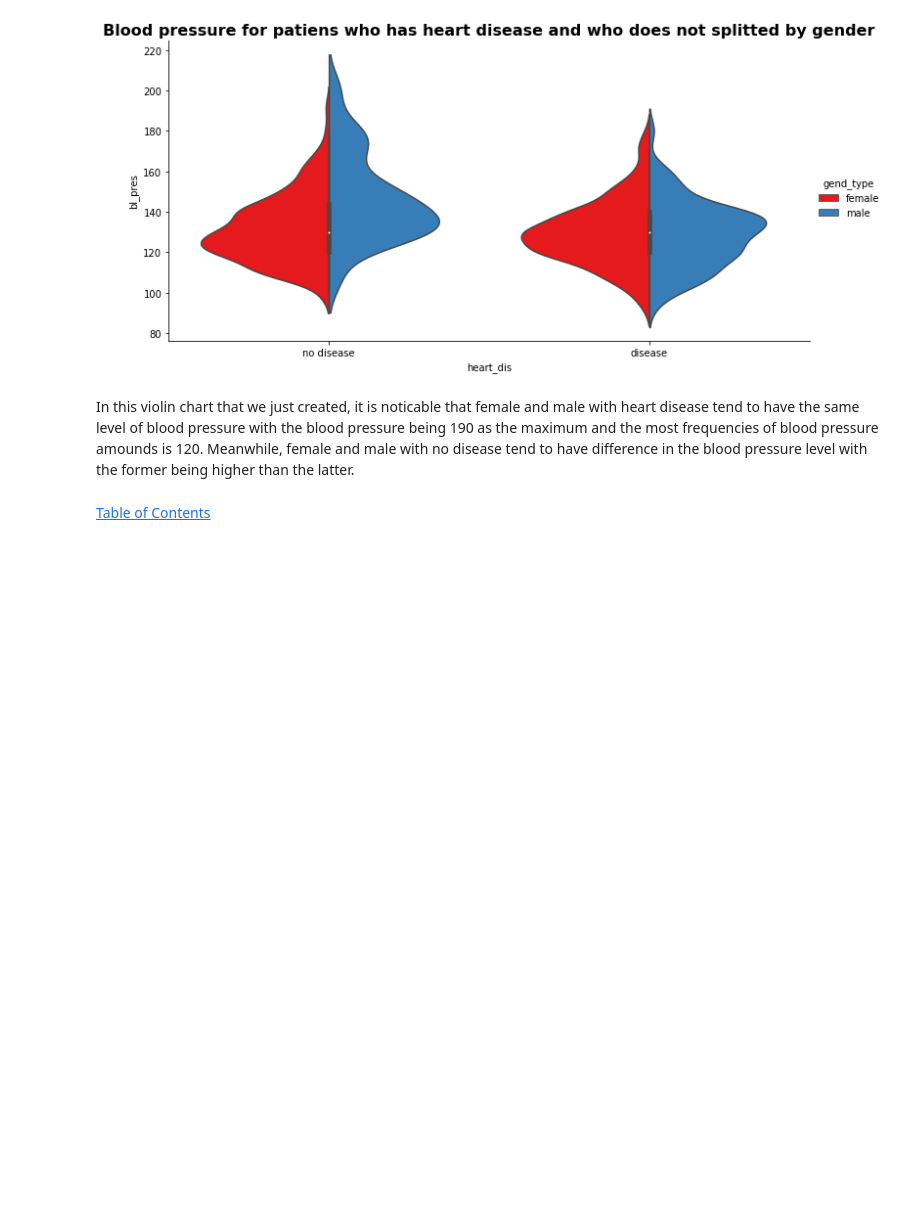
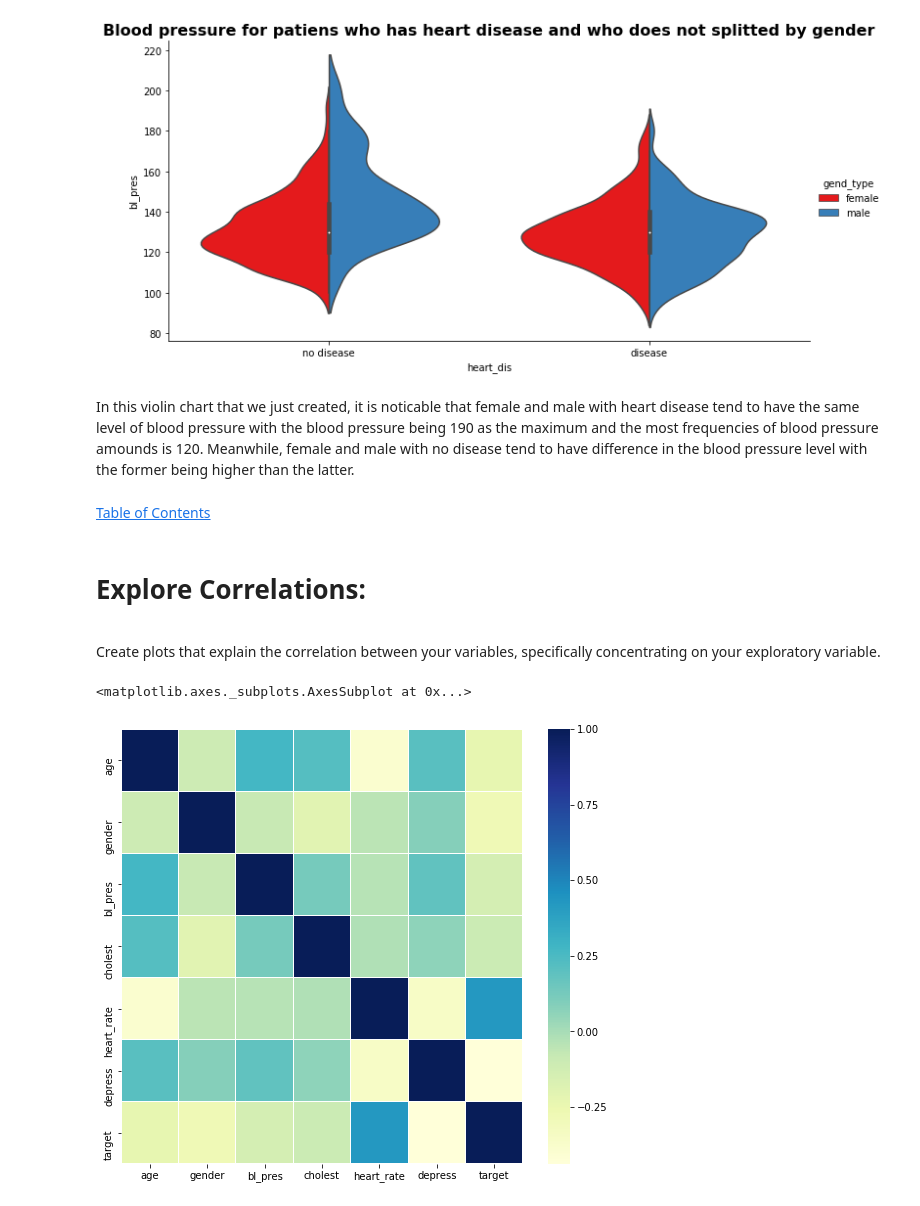
Before and after one commit to daryna05/HEALTHCARE_PR2, a Jupyter notebook: Project2_prep_final.ipynb, the cells around one changed output. Saved outputs shown, nothing was run; the diff lists cells and outputs as text; code cells hidden in the pictures; blank space fills up the shorter version.

```diff
--- a/Project2_prep_final.ipynb
+++ b/Project2_prep_final.ipynb
@@ -381,3 +375,12 @@ plt.show()
 In this violin chart that we just created, it is noticable that female and male with heart disease tend to have the same level of blood pressure with the blood pressure being 190 as the maximum and the most frequencies of blood pressure amounds is 120. Meanwhile, female and male with no disease tend to have difference in the blood pressure level with the former being higher than the latter.
 # %% [markdown]
 <a href="#contents">Table of Contents</a>
+# %% [markdown]
+<a id="explorecor"></a>
+<div>
+    <h1>
+        Explore Correlations:
+    </h1>
+</div>
+# %% [markdown]
+Create plots that explain the correlation between your variables, specifically concentrating on your exploratory variable.
@@ -383,0 +394,9 @@ In this violin chart that we just created, it is noticable that female and male
+# %%
+# Let's take a look and explore the correlations of the dataset
+corrmat = heart_data.corr()
+
+f, ax = plt.subplots(figsize =(9, 8))
+sns.heatmap(corrmat, ax = ax, cmap ="YlGnBu", linewidths = 0.1)
+# %% [output]
+<matplotlib.axes._subplots.AxesSubplot at 0x...>
+[figure, added]
```
Also changed, not shown: parts of 16 cells of this notebook.
